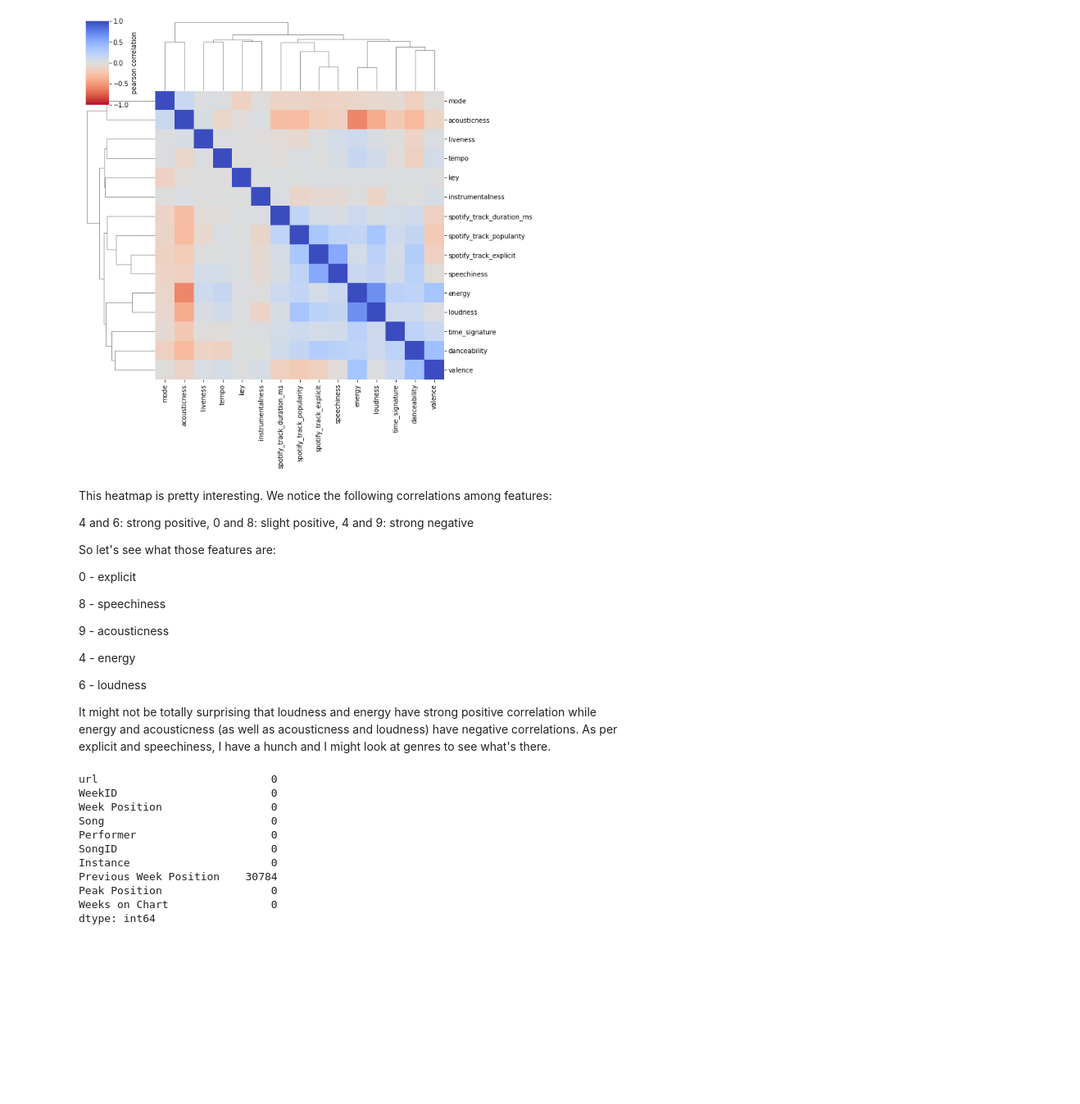
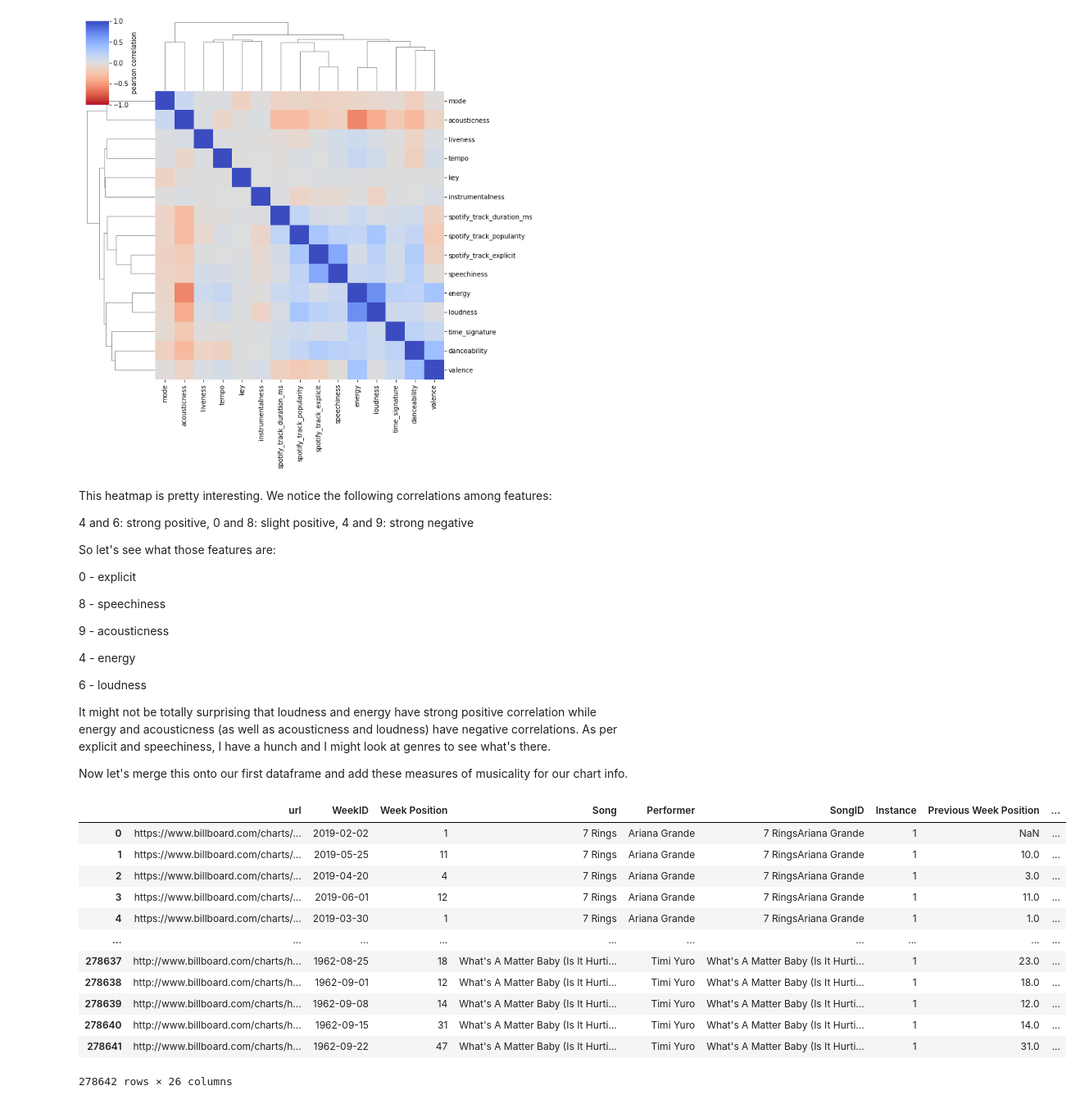
Before and after one commit to RobNewt/Data-Analysis, a Jupyter notebook: Billboard_Top_100_(In_Progress).ipynb, the cells around one changed output. Shown: that part at 82% size. Cells and saved outputs as stored; diff of their text form; code cells hidden in the pictures; blank space fills up the shorter version.

```diff
--- a/Billboard_Top_100_(In_Progress).ipynb
+++ b/Billboard_Top_100_(In_Progress).ipynb
@@ -388,18 +377,24 @@ So let's see what those features are:
 6 - loudness
 
 It might not be totally surprising that loudness and energy have strong positive correlation while energy and acousticness (as well as acousticness and loudness) have negative correlations. As per explicit and speechiness, I have a hunch and I might look at genres to see what's there.
+
+Now let's merge this onto our first dataframe and add these measures of musicality for our chart info.
-# %%
-df1.isnull().sum()
-# %% [output]
-url                           0
-WeekID                        0
-Week Position                 0
-Song                          0
-Performer                     0
-SongID                        0
-Instance                      0
-Previous Week Position    30784
-Peak Position                 0
-Weeks on Chart                0
-dtype: int64
+# %%
+merged_left = df1.merge(right=df2)
+merged_left['spotify_track_duration_ms']=merged_left['spotify_track_duration_ms']/1000
+merged_left.rename(columns={'spotify_track_duration_ms':'spotify_track_duration_seconds'})
+# %% [output]
+|  | url | WeekID | Week Position | Song | Performer | SongID | Instance | Previous Week Position | ... |
+| 0 | https://www.billboard.com/charts/... | 2019-02-02 | 1 | 7 Rings | Ariana Grande | 7 RingsAriana Grande | 1 | NaN | ... |
+| 1 | https://www.billboard.com/charts/... | 2019-05-25 | 11 | 7 Rings | Ariana Grande | 7 RingsAriana Grande | 1 | 10.0 | ... |
+| 2 | https://www.billboard.com/charts/... | 2019-04-20 | 4 | 7 Rings | Ariana Grande | 7 RingsAriana Grande | 1 | 3.0 | ... |
+| 3 | https://www.billboard.com/charts/... | 2019-06-01 | 12 | 7 Rings | Ariana Grande | 7 RingsAriana Grande | 1 | 11.0 | ... |
+| 4 | https://www.billboard.com/charts/... | 2019-03-30 | 1 | 7 Rings | Ariana Grande | 7 RingsAriana Grande | 1 | 1.0 | ... |
+| ... | ... | ... | ... | ... | ... | ... | ... | ... | ... |
+| 278637 | http://www.billboard.com/charts/h... | 1962-08-25 | 18 | What's A Matter Baby (Is It Hurti... | Timi Yuro | What's A Matter Baby (Is It Hurti... | 1 | 23.0 | ... |
+| 278638 | http://www.billboard.com/charts/h... | 1962-09-01 | 12 | What's A Matter Baby (Is It Hurti... | Timi Yuro | What's A Matter Baby (Is It Hurti... | 1 | 18.0 | ... |
+| 278639 | http://www.billboard.com/charts/h... | 1962-09-08 | 14 | What's A Matter Baby (Is It Hurti... | Timi Yuro | What's A Matter Baby (Is It Hurti... | 1 | 12.0 | ... |
+| 278640 | http://www.billboard.com/charts/h... | 1962-09-15 | 31 | What's A Matter Baby (Is It Hurti... | Timi Yuro | What's A Matter Baby (Is It Hurti... | 1 | 14.0 | ... |
+| 278641 | http://www.billboard.com/charts/h... | 1962-09-22 | 47 | What's A Matter Baby (Is It Hurti... | Timi Yuro | What's A Matter Baby (Is It Hurti... | 1 | 31.0 | ... |
+278642 rows × 26 columns
 # %%
```
Also changed, not shown: parts of 53 cells of this notebook.
